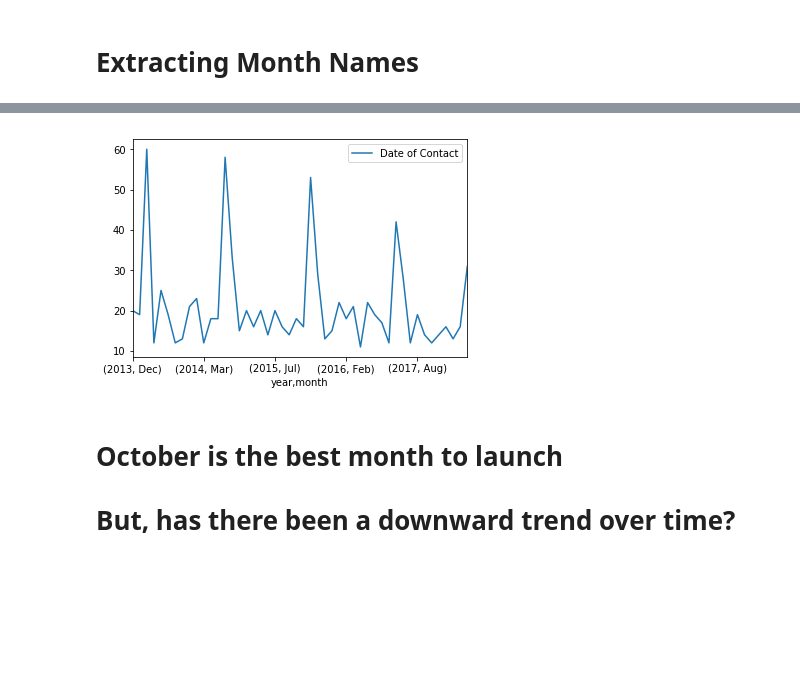
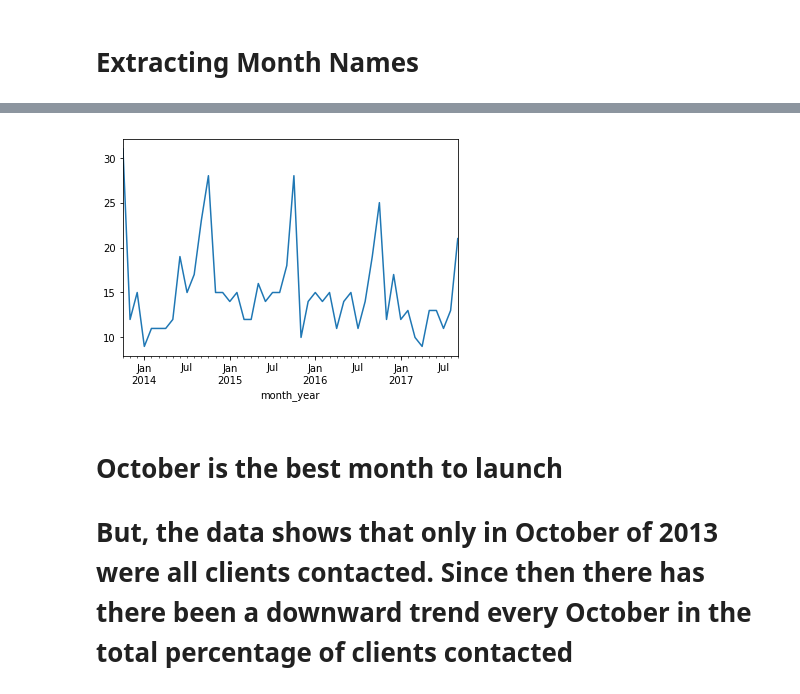
Before and after one commit to robertspeta/launch_month, a Jupyter notebook: contacts_analysis.ipynb, the cells around one changed output, grey strips where cells are left out. Saved outputs shown, nothing was run; the diff lists cells and outputs as text; code cells hidden in the pictures; blank space fills up the shorter version.

Commit message:
Analysis explores unique client contacts per month

```diff
--- a/contacts_analysis.ipynb
+++ b/contacts_analysis.ipynb
@@ -37,6 +23,10 @@ dtype: object
 # %% [markdown]
 # Extracting Month Names
 # %%
+data['month_year'] = pd.to_datetime(data['Date of Contact']).dt.to_period('M')
+
 data['month'] = pd.DatetimeIndex(data['Date of Contact']).month_name().str.slice(stop=3)
+
+data['year'] = pd.DatetimeIndex(data['Date of Contact']).year
 data.head()
 # %% [output]
@@ -117,0 +115,6 @@ plt.savefig("months.png")
+# %%
+# Lets count the number of clients who were contacted each month, sorted by year
+
+unique_months2 = data.groupby('month_year')['Client Name'].nunique()
+# .sort_values(ascending=False).reset_index(name='Client Name')
+unique_months2.head()
@@ -118,8 +129,8 @@ plt.savefig("months.png")
 # %%
-count_year.plot()
-plt.savefig("years.png")
+unique_months2.plot()
+plt.savefig("unique_months2.png")
 # %% [output]
-[figure, old version]
+[figure, new version]
 # %% [markdown]
 # October is the best month to launch
-# But, has there been a downward trend over time?
+# But, the data shows that only in October of 2013 were all clients contacted. Since then there has there been a downward trend every October in the total percentage of clients contacted
```
Also changed, not shown: parts of 25 cells of this notebook.
